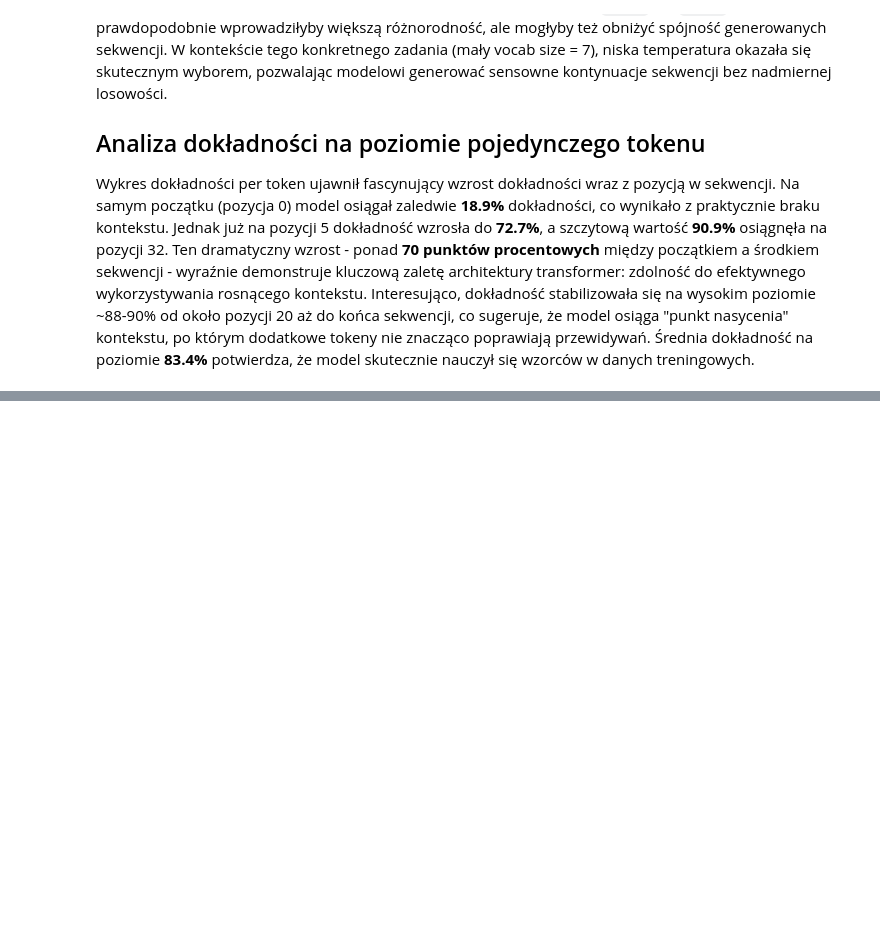
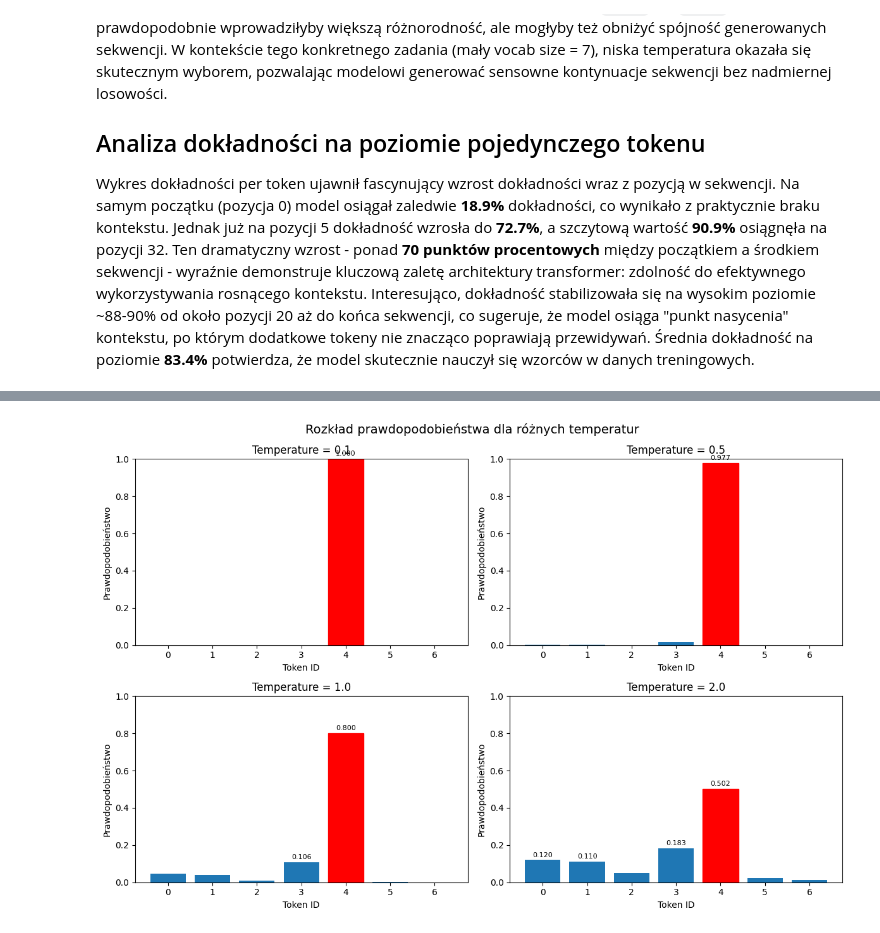
Before and after one commit to mar2000/Deep-Neural-Networks, a Jupyter notebook: Project3/Notebook.ipynb, the cells around one changed output, grey strips where cells are left out. Cells and saved outputs as stored; diff of their text form; code cells hidden in the pictures; blank space fills up the shorter version.

```diff
--- a/Project3/Notebook.ipynb
+++ b/Project3/Notebook.ipynb
@@ -2180,0 +2187,52 @@ Wykres dokładności per token ujawnił fascynujący wzrost dokładności wraz z
+# %%
+import matplotlib.pyplot as plt
+import numpy as np
+
+@torch.no_grad()
+def plot_probability_distribution():
+    """Wykres pokazujący 'spiczasty' rozkład prawdopodobieństwa"""
+    model.eval()
+
+    # Testowe wejście
+    test_input = torch.tensor([[0, 3, 4, 3, 3]])
+
+    # Uzyskaj logity
+    logits = model(test_input.to(DEVICE))
+
+    # Weź ostatnią pozycję
+    last_logits = logits[0, -1, :]  # [vocab_size]
+
+    # Oblicz prawdopodobieństwa z różnymi temperaturami
+    temperatures = [0.1, 0.5, 1.0, 2.0]
+
+    fig, axes = plt.subplots(2, 2, figsize=(12, 8))
+    axes = axes.flatten()
+
+    for i, t in enumerate(temperatures):
+        probs = torch.softmax(last_logits / t, dim=-1)
+        probs_np = probs.cpu().numpy()
+
+        ax = axes[i]
+        bars = ax.bar(range(VOCAB_SIZE), probs_np)
+        ax.set_title(f'Temperature = {t}')
+        ax.set_xlabel('Token ID')
+        ax.set_ylabel('Prawdopodobieństwo')
+        ax.set_ylim(0, 1)
+
+        # Podświetl najwyższe prawdopodobieństwo
+        max_idx = probs_np.argmax()
+        bars[max_idx].set_color('red')
+
+        # Dodaj wartości na słupkach
+        for j, (bar, prob) in enumerate(zip(bars, probs_np)):
+            if prob > 0.1:  # Tylko dla znaczących wartości
+                ax.text(bar.get_x() + bar.get_width()/2, bar.get_height() + 0.01,
+                       f'{prob:.3f}', ha='center', va='bottom', fontsize=8)
+
+    plt.suptitle('Rozkład prawdopodobieństwa dla różnych temperatur', fontsize=14)
+    plt.tight_layout()
+    plt.show()
+
+plot_probability_distribution()
+# %% [output]
+[figure, added]
```
Also changed, not shown: parts of 13 cells of this notebook.
